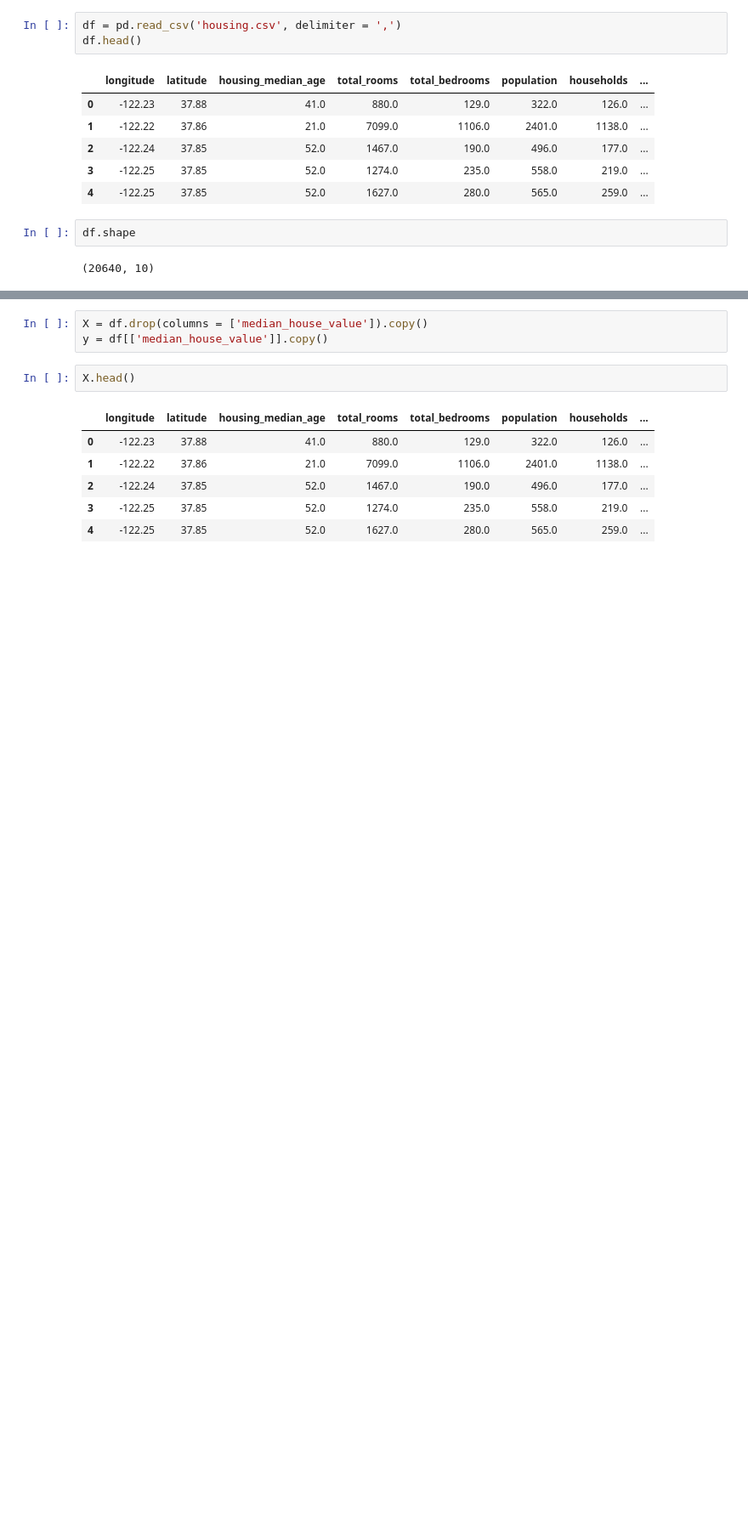
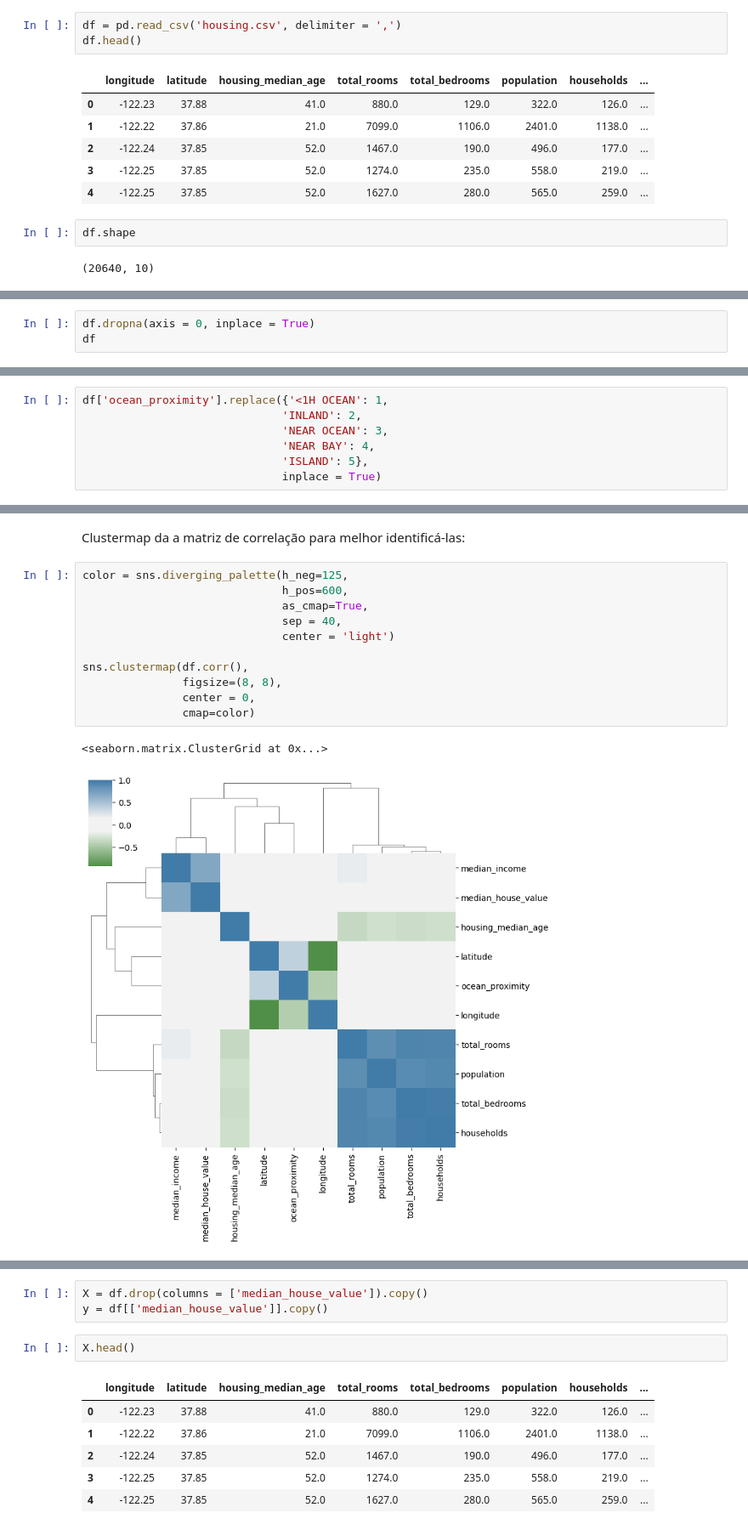
Before and after one commit to nobrevitor/EBAC, a Jupyter notebook: Desenvolvimento de aplicações com Python/3 - Árvores 2 - Árvore de regressão/Profissão Cientista de Dados_M11_assignment01.ipynb, the cells around one changed output, grey strips where cells are left out. Shown at 85% size. Cells and saved outputs as stored; diff of their text form; blank space fills up the shorter version.

```diff
--- a/Desenvolvimento de aplicações com Python/3 - Árvores 2 - Árvore de regressão/Profissão Cientista de Dados_M11_assignment01.ipynb
+++ b/Desenvolvimento de aplicações com Python/3 - Árvores 2 - Árvore de regressão/Profissão Cientista de Dados_M11_assignment01.ipynb
@@ -45,0 +73,3 @@ df.shape
+# %%
+df.dropna(axis = 0, inplace = True)
+df
@@ -45,0 +102,7 @@ df.shape
+# %%
+df['ocean_proximity'].replace({'<1H OCEAN': 1,
+                              'INLAND': 2,
+                              'NEAR OCEAN': 3,
+                              'NEAR BAY': 4,
+                              'ISLAND': 5},
+                              inplace = True)
@@ -45,0 +158,16 @@ df.shape
+# %% [markdown]
+Clustermap da a matriz de correlação para melhor identificá-las:
+# %%
+color = sns.diverging_palette(h_neg=125,
+                              h_pos=600,
+                              as_cmap=True,
+                              sep = 40,
+                              center = 'light')
+
+sns.clustermap(df.corr(),
+               figsize=(8, 8),
+               center = 0,
+               cmap=color)
+# %% [output]
+<seaborn.matrix.ClusterGrid at 0x...>
+[figure, added]
```
Also changed, not shown: parts of 41 cells of this notebook.
